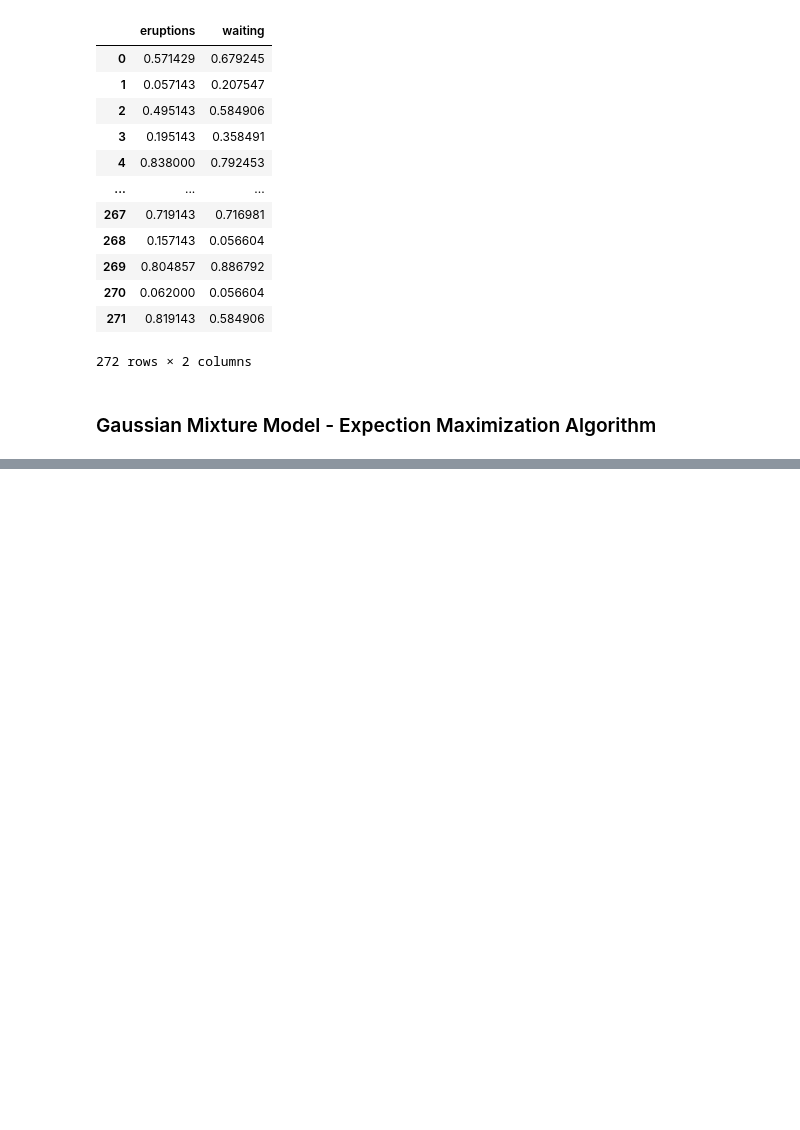
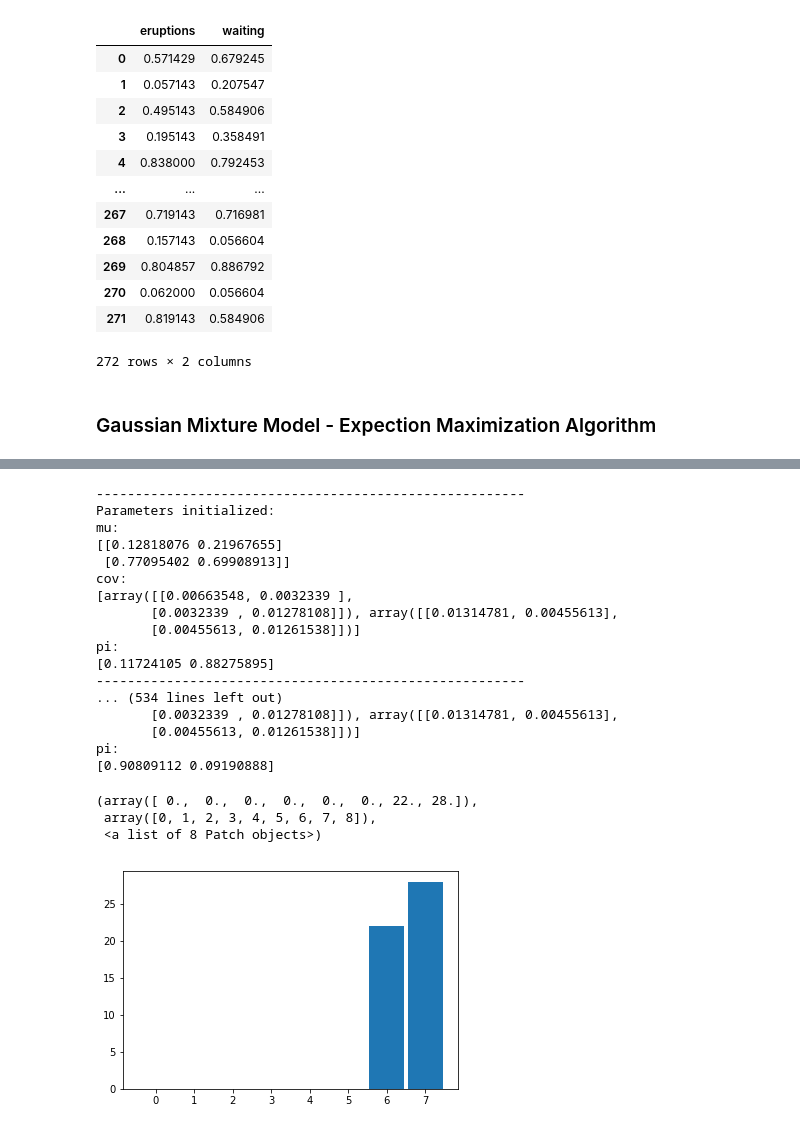
Before and after one commit to ctc316/old_faithful_geyser, a Jupyter notebook: main.ipynb, the cells around one changed output, grey strips where cells are left out. Drawn from its saved outputs; the diff is of its cells as text; code cells hidden in the pictures; blank space fills up the shorter version.

```diff
--- a/main.ipynb
+++ b/main.ipynb
@@ -229,0 +265,31 @@ pi:
+# %%
+conv_iters = []
+model = GMM_EM(2, data_scaled.values)
+for _ in range(50):
+    init_mu, init_cov = run_kmeans()
+    mus, iters = model.run(init_mu, init_cov)
+    conv_iters.append(iters)
+
+plt.hist(conv_iters, bins=range(max(conv_iters) + 2), align='left', rwidth=0.9)
+# %% [output]
+-------------------------------------------------------
+Parameters initialized:
+mu:
+[[0.12818076 0.21967655]
+ [0.77095402 0.69908913]]
+cov:
+[array([[0.00663548, 0.0032339 ],
+       [0.0032339 , 0.01278108]]), array([[0.01314781, 0.00455613],
+       [0.00455613, 0.01261538]])]
+pi:
+[0.11724105 0.88275895]
+-------------------------------------------------------
+... (534 lines left out)
+       [0.0032339 , 0.01278108]]), array([[0.01314781, 0.00455613],
+       [0.00455613, 0.01261538]])]
+pi:
+[0.90809112 0.09190888]
+(array([ 0.,  0.,  0.,  0.,  0.,  0., 22., 28.]),
+ array([0, 1, 2, 3, 4, 5, 6, 7, 8]),
+ <a list of 8 Patch objects>)
+[figure, added]
```
Also changed, not shown: parts of 6 cells of this notebook.
